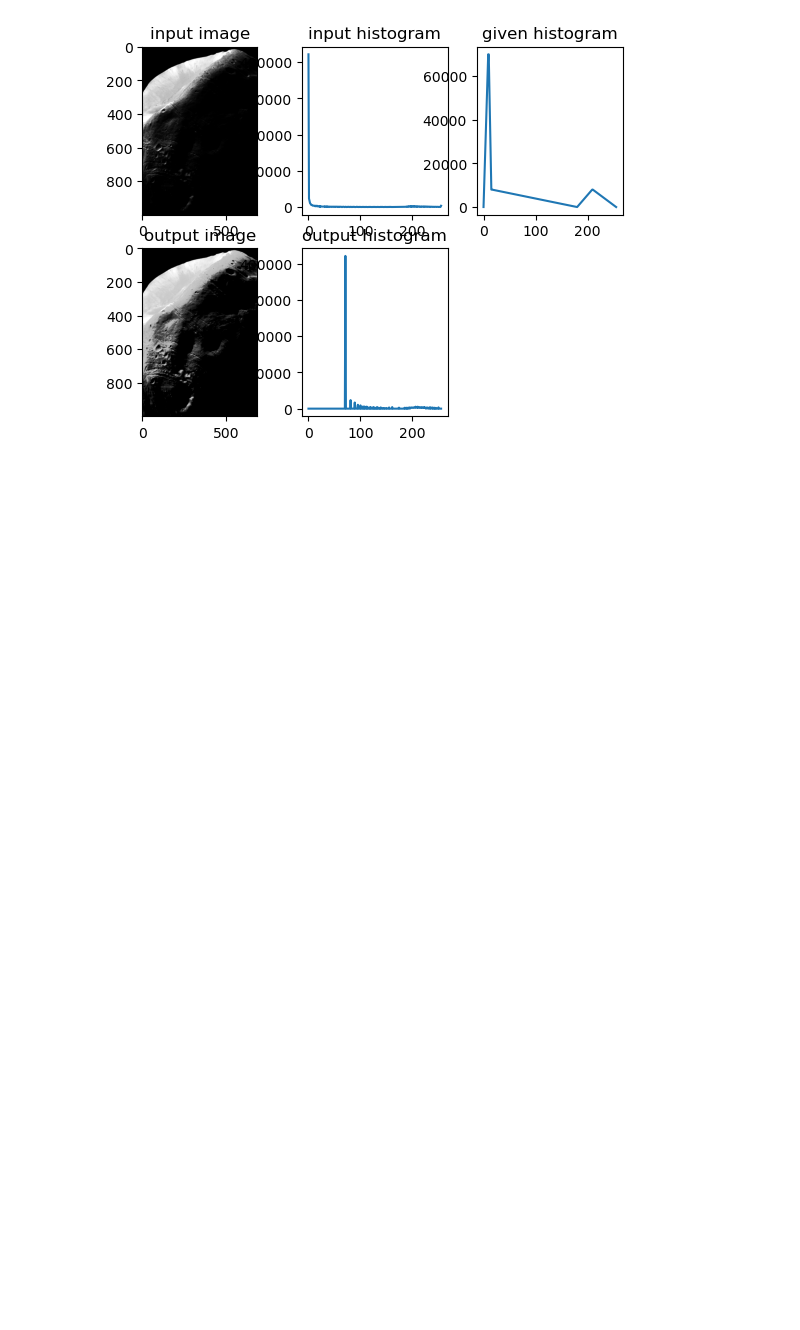
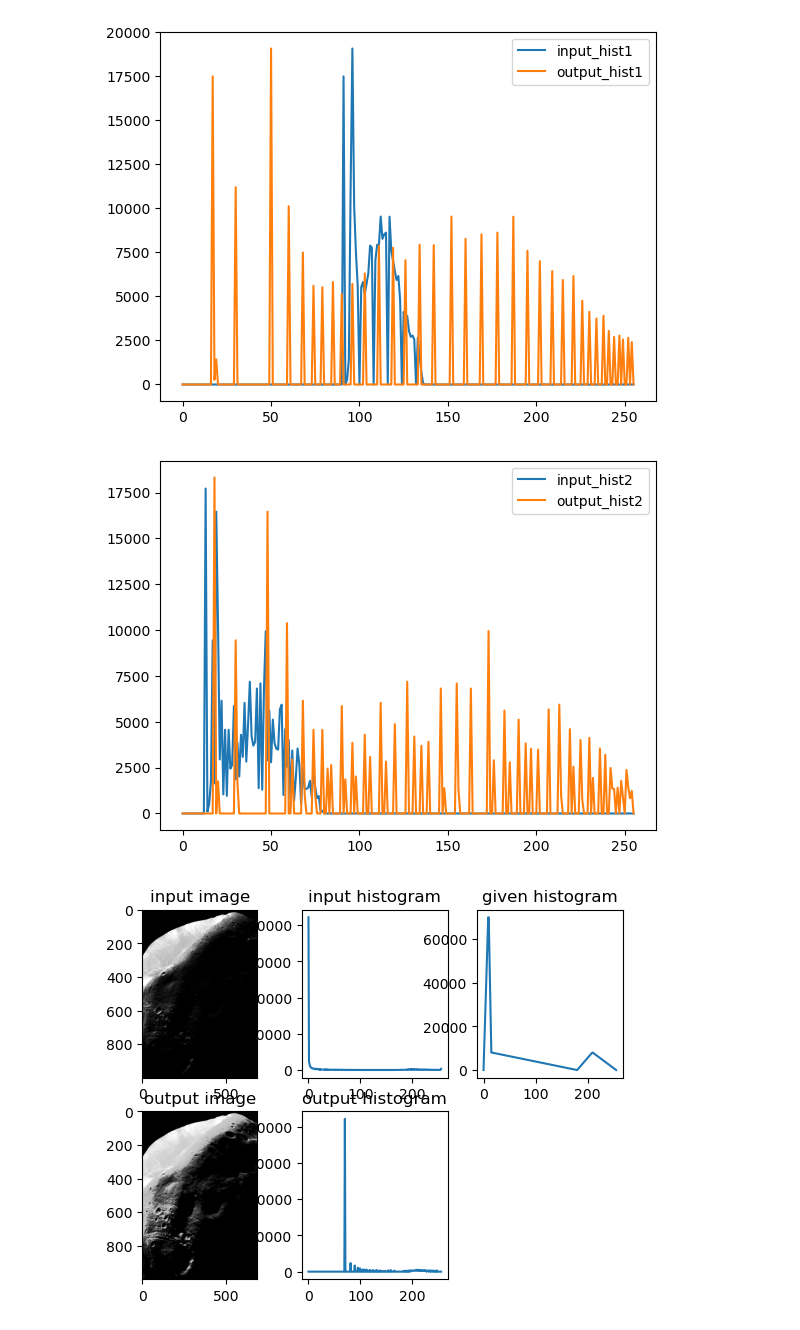
Before and after one commit to re-sys/img_processing, a Jupyter notebook: lab2/spatial_trans.ipynb, the cells around one changed output. Cells and saved outputs as stored; diff of their text form; code cells hidden in the pictures; blank space fills up the shorter version.

```diff
--- a/lab2/spatial_trans.ipynb
+++ b/lab2/spatial_trans.ipynb
@@ -5,6 +1,9 @@ import matplotlib.pyplot as plt
 # %%
 #不能调用numpy，根据原理写
 #功能：直方图均衡化
+import cv2
+import numpy as np
+import matplotlib.pyplot as plt
 '''
 输入：灰度图像
 输出：直方图均衡化后的图像，输出图像的直方图，输入图像的直方图
@@ -12,20 +11,35 @@ import matplotlib.pyplot as plt
 '''
 input_image = cv2.imread('Q3_1_1.tif',cv2.IMREAD_GRAYSCALE)
 def hist_equ_12210634(input_image):
+    """
+    Perform histogram equalization on the input image.
+
+    Parameters:
+    input_image (numpy.ndarray): The input grayscale image to be processed.
+
+    Returns:
+    tuple: A tuple containing the output image after histogram equalization,
+           the histogram of the output image, and the histogram of the input image.
+    """
     input_hist = np.zeros((256,1)).astype(np.int32)
     img_flat = input_image.flatten()
     for i in range(256):
         input_hist[i] = np.sum(img_flat == i)
+
     p_hist = input_hist / np.sum(input_hist)
+
     cdf = np.cumsum(p_hist)
     T = 255 * cdf
-    # print(T)
+
     output_image = T[input_image].astype(np.uint8)
+
     output_hist = np.zeros((256,1)).astype(np.int32)
     img_flat = output_image.flatten()
     for i in range(256):
         output_hist[i] = np.sum(img_flat == i)
+
     return (output_image,output_hist,input_hist)
+
 img1 = cv2.imread('Q3_1_1.tif',cv2.IMREAD_GRAYSCALE)
 img2 = cv2.imread('Q3_1_2.tif',cv2.IMREAD_GRAYSCALE)
 output_image1,output_hist1,input_hist1 = hist_equ_12210634(img1)
@@ -34,6 +48,14 @@ cv2.imshow('input_image1',img1)
 cv2.imshow('input_image2',img2)
 cv2.imshow('output_image1',output_image1)
 cv2.imshow('output_image2',output_image2)
+plt.plot(input_hist1,label='input_hist1')
+plt.plot(output_hist1,label='output_hist1')
+plt.legend()
+plt.show()
+plt.plot(input_hist2,label='input_hist2')
+plt.plot(output_hist2,label='output_hist2')
+plt.legend()
+plt.show()
 cv2.waitKey(0)
 cv2.destroyAllWindows()
 # %% [output]
@@ -57,3 +79,5 @@ Cannot move to target thread (0x2b93e20)
+[figure, added]
+[figure, added]
 # %%
 #直方图matching
 # def hist_match_12210634(input_image,spec_hist):
```
Also changed, not shown: parts of 7 cells of this notebook, 9 other files.
